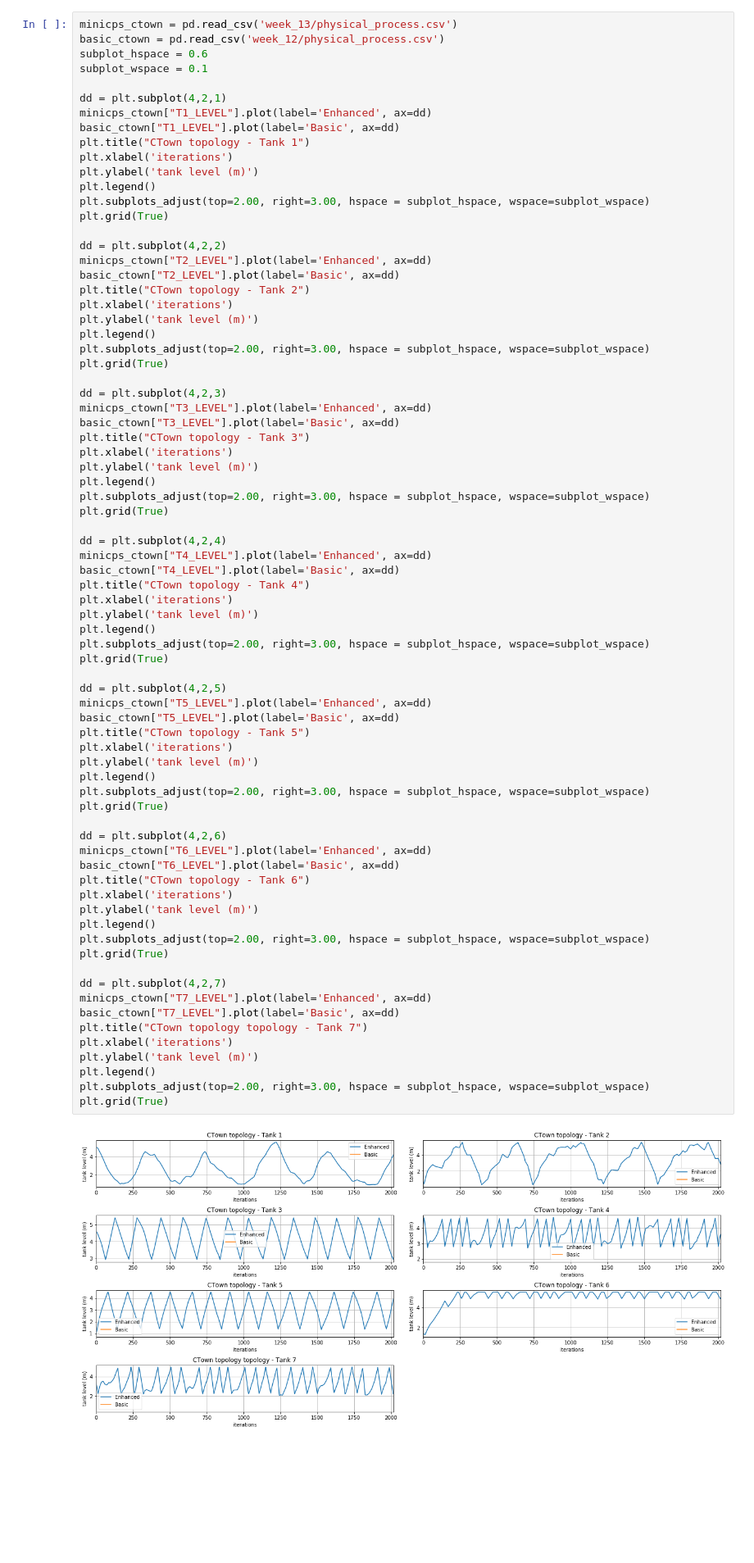
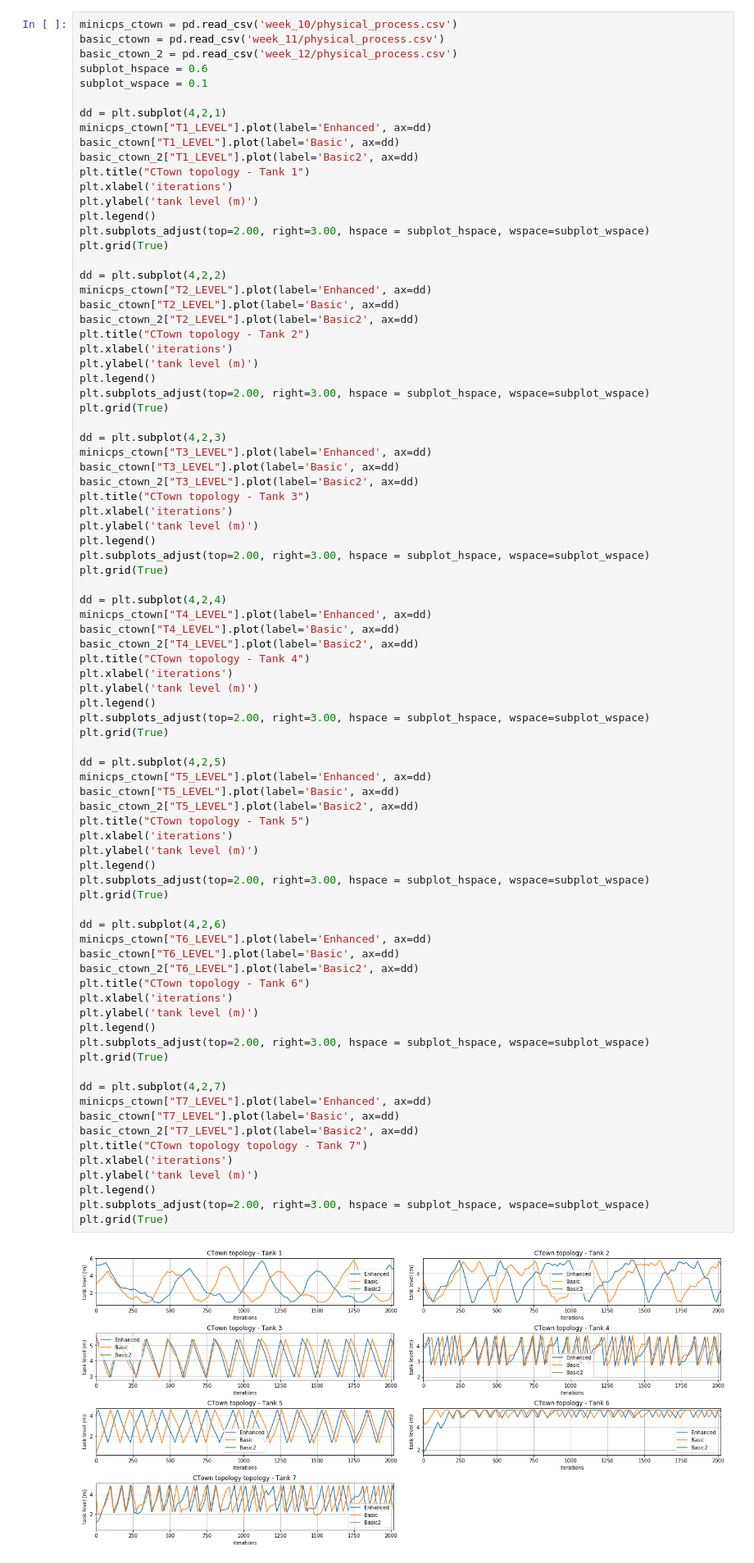
Before and after one commit to Critical-Infrastructure-Systems-Lab/DHALSIM, a Jupyter notebook: ICS_topologies/enhanced_ctown_topology/year_simulation/week_plot.ipynb, the cells around one changed output. Shown: that part at 82% size. Saved outputs shown, nothing was run; the diff lists cells and outputs as text; blank space fills up the shorter version.

```diff
--- a/ICS_topologies/enhanced_ctown_topology/year_simulation/week_plot.ipynb
+++ b/ICS_topologies/enhanced_ctown_topology/year_simulation/week_plot.ipynb
@@ -7,14 +7,16 @@ import csv
 import time
 import pandas as pd
 # %%
-minicps_ctown = pd.read_csv('week_13/physical_process.csv')
-basic_ctown = pd.read_csv('week_12/physical_process.csv')
+minicps_ctown = pd.read_csv('week_10/physical_process.csv')
+basic_ctown = pd.read_csv('week_11/physical_process.csv')
+basic_ctown_2 = pd.read_csv('week_12/physical_process.csv')
 subplot_hspace = 0.6
 subplot_wspace = 0.1
 
 dd = plt.subplot(4,2,1)
 minicps_ctown["T1_LEVEL"].plot(label='Enhanced', ax=dd)
 basic_ctown["T1_LEVEL"].plot(label='Basic', ax=dd)
+basic_ctown_2["T1_LEVEL"].plot(label='Basic2', ax=dd)
 plt.title("CTown topology - Tank 1")
 plt.xlabel('iterations')
 plt.ylabel('tank level (m)')
@@ -25,6 +27,7 @@ plt.grid(True)
 dd = plt.subplot(4,2,2)
 minicps_ctown["T2_LEVEL"].plot(label='Enhanced', ax=dd)
 basic_ctown["T2_LEVEL"].plot(label='Basic', ax=dd)
+basic_ctown_2["T2_LEVEL"].plot(label='Basic2', ax=dd)
 plt.title("CTown topology - Tank 2")
 plt.xlabel('iterations')
 plt.ylabel('tank level (m)')
@@ -35,6 +38,7 @@ plt.grid(True)
 dd = plt.subplot(4,2,3)
 minicps_ctown["T3_LEVEL"].plot(label='Enhanced', ax=dd)
 basic_ctown["T3_LEVEL"].plot(label='Basic', ax=dd)
+basic_ctown_2["T3_LEVEL"].plot(label='Basic2', ax=dd)
 plt.title("CTown topology - Tank 3")
 plt.xlabel('iterations')
 plt.ylabel('tank level (m)')
@@ -45,6 +49,7 @@ plt.grid(True)
 dd = plt.subplot(4,2,4)
 minicps_ctown["T4_LEVEL"].plot(label='Enhanced', ax=dd)
 basic_ctown["T4_LEVEL"].plot(label='Basic', ax=dd)
+basic_ctown_2["T4_LEVEL"].plot(label='Basic2', ax=dd)
 plt.title("CTown topology - Tank 4")
 plt.xlabel('iterations')
 plt.ylabel('tank level (m)')
@@ -55,31 +60,34 @@ plt.grid(True)
 dd = plt.subplot(4,2,5)
 minicps_ctown["T5_LEVEL"].plot(label='Enhanced', ax=dd)
 basic_ctown["T5_LEVEL"].plot(label='Basic', ax=dd)
+basic_ctown_2["T5_LEVEL"].plot(label='Basic2', ax=dd)
 plt.title("CTown topology - Tank 5")
 plt.xlabel('iterations')
 plt.ylabel('tank level (m)')
 plt.legend()
 plt.subplots_adjust(top=2.00, right=3.00, hspace = subplot_hspace, wspace=subplot_wspace)
 plt.grid(True)
 
 dd = plt.subplot(4,2,6)
 minicps_ctown["T6_LEVEL"].plot(label='Enhanced', ax=dd)
 basic_ctown["T6_LEVEL"].plot(label='Basic', ax=dd)
+basic_ctown_2["T6_LEVEL"].plot(label='Basic2', ax=dd)
 plt.title("CTown topology - Tank 6")
 plt.xlabel('iterations')
 plt.ylabel('tank level (m)')
 plt.legend()
 plt.subplots_adjust(top=2.00, right=3.00, hspace = subplot_hspace, wspace=subplot_wspace)
 plt.grid(True)
 
 dd = plt.subplot(4,2,7)
 minicps_ctown["T7_LEVEL"].plot(label='Enhanced', ax=dd)
 basic_ctown["T7_LEVEL"].plot(label='Basic', ax=dd)
+basic_ctown_2["T7_LEVEL"].plot(label='Basic2', ax=dd)
 plt.title("CTown topology topology - Tank 7")
 plt.xlabel('iterations')
 plt.ylabel('tank level (m)')
 plt.legend()
 plt.subplots_adjust(top=2.00, right=3.00, hspace = subplot_hspace, wspace=subplot_wspace)
 plt.grid(True)
 # %% [output]
-[figure, old version]
+[figure, new version]
```
Also changed, not shown: 9 other files.
